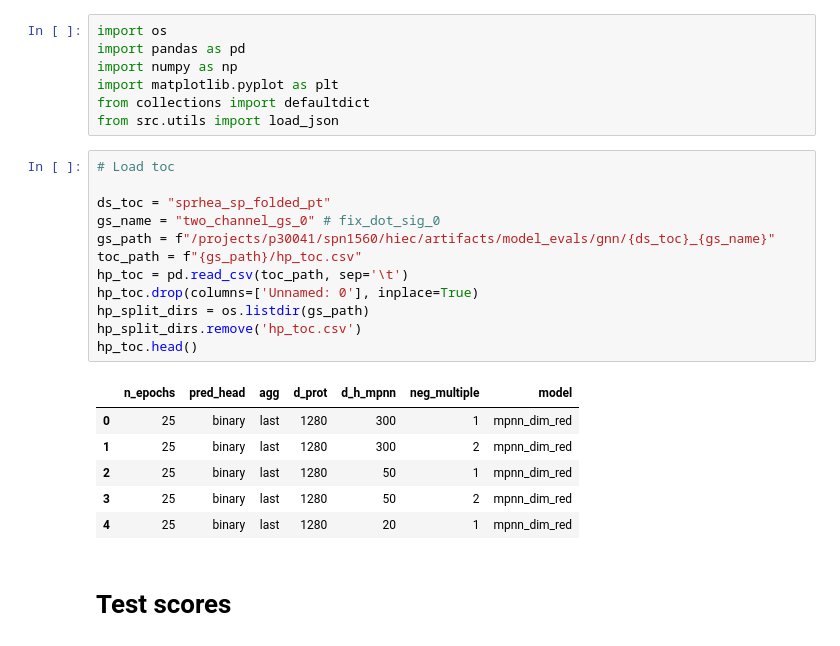
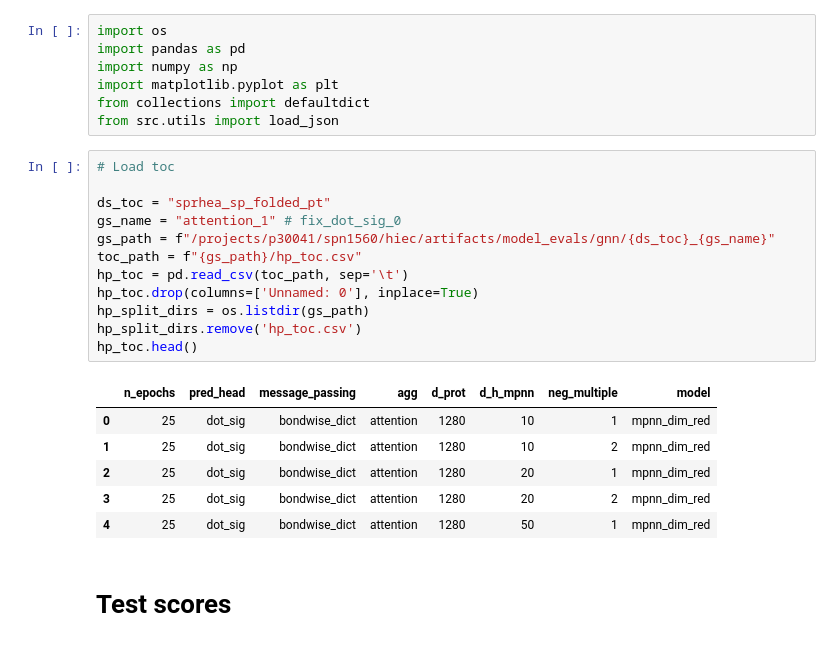
Before and after one commit to stefanpate/rcgnn, a Jupyter notebook: notebooks/rc_gnn_sprhea_figs.ipynb, the cells around one changed output. Cells and saved outputs as stored; diff of their text form.

```diff
--- a/notebooks/rc_gnn_sprhea_figs.ipynb
+++ b/notebooks/rc_gnn_sprhea_figs.ipynb
@@ -8,22 +8,22 @@ from src.utils import load_json
 # %%
 # Load toc
 
 ds_toc = "sprhea_sp_folded_pt"
-gs_name = "two_channel_gs_0" # fix_dot_sig_0
+gs_name = "attention_1" # fix_dot_sig_0
 gs_path = f"/projects/p30041/spn1560/hiec/artifacts/model_evals/gnn/{ds_toc}_{gs_name}"
 toc_path = f"{gs_path}/hp_toc.csv"
 hp_toc = pd.read_csv(toc_path, sep='\t')
 hp_toc.drop(columns=['Unnamed: 0'], inplace=True)
 hp_split_dirs = os.listdir(gs_path)
 hp_split_dirs.remove('hp_toc.csv')
 hp_toc.head()
 # %% [output]
-|  | n_epochs | pred_head | agg | d_prot | d_h_mpnn | neg_multiple | model |
-| 0 | 25 | binary | last | 1280 | 300 | 1 | mpnn_dim_red |
-| 1 | 25 | binary | last | 1280 | 300 | 2 | mpnn_dim_red |
-| 2 | 25 | binary | last | 1280 | 50 | 1 | mpnn_dim_red |
-| 3 | 25 | binary | last | 1280 | 50 | 2 | mpnn_dim_red |
-| 4 | 25 | binary | last | 1280 | 20 | 1 | mpnn_dim_red |
+|  | n_epochs | pred_head | message_passing | agg | d_prot | d_h_mpnn | neg_multiple | model |
+| 0 | 25 | dot_sig | bondwise_dict | attention | 1280 | 10 | 1 | mpnn_dim_red |
+| 1 | 25 | dot_sig | bondwise_dict | attention | 1280 | 10 | 2 | mpnn_dim_red |
+| 2 | 25 | dot_sig | bondwise_dict | attention | 1280 | 20 | 1 | mpnn_dim_red |
+| 3 | 25 | dot_sig | bondwise_dict | attention | 1280 | 20 | 2 | mpnn_dim_red |
+| 4 | 25 | dot_sig | bondwise_dict | attention | 1280 | 50 | 1 | mpnn_dim_red |
 # %% [markdown]
 # Test scores
 # %%
```
Also changed, not shown: parts of 11 cells of this notebook, 49 other files.
